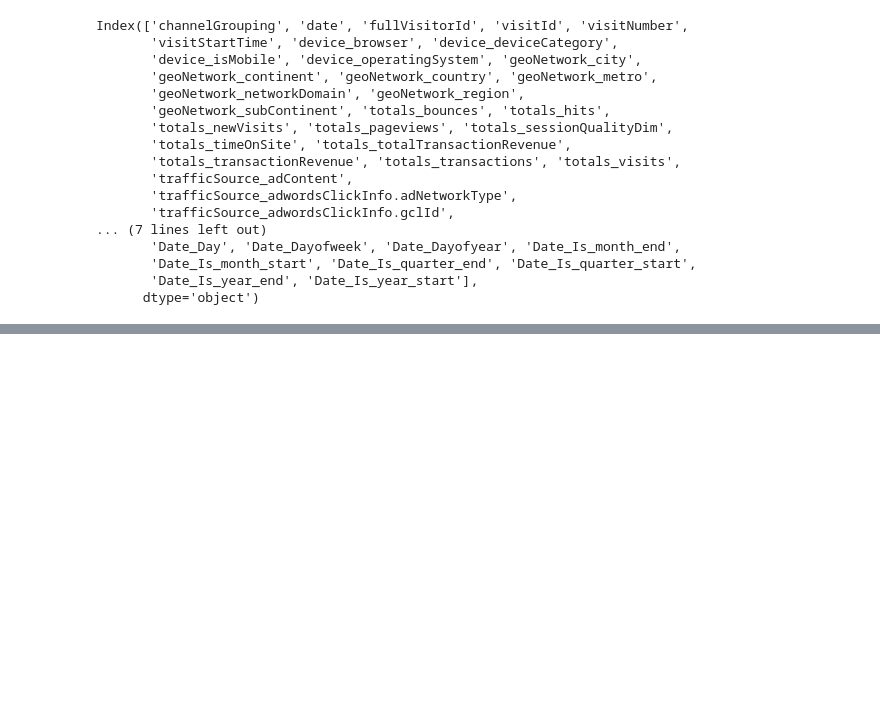
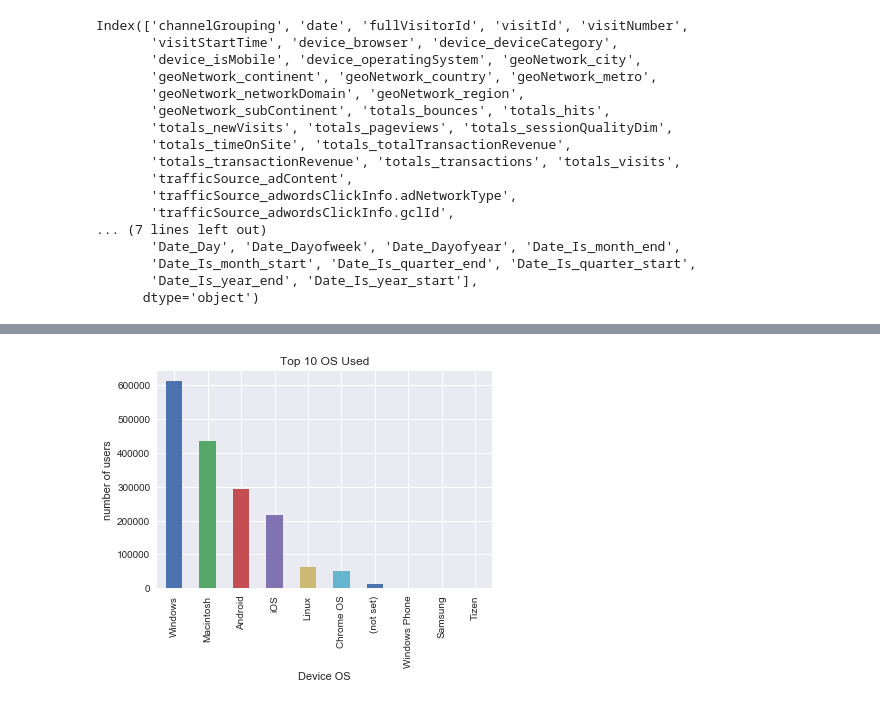
Before and after one commit to george2179/comp4651-project, a Jupyter notebook: comp4651-project.ipynb, the cells around one changed output, grey strips where cells are left out. Saved outputs shown, nothing was run; the diff lists cells and outputs as text; code cells hidden in the pictures; blank space fills up the shorter version.

```diff
--- a/comp4651-project.ipynb
+++ b/comp4651-project.ipynb
@@ -108,0 +145,12 @@ plt.show()
+# %%
+Top10_OS_used = train_data.groupby('device_operatingSystem')['visitId'].nunique().sort_values(ascending=False).head(10)
+
+Top10_OS_used.plot.bar()
+
+plt.title("Top 10 OS Used")
+plt.xlabel("Device OS")
+plt.ylabel("number of users")
+
+plt.show()
+# %% [output]
+[figure, added]
```
Also changed, not shown: parts of 7 cells of this notebook.
